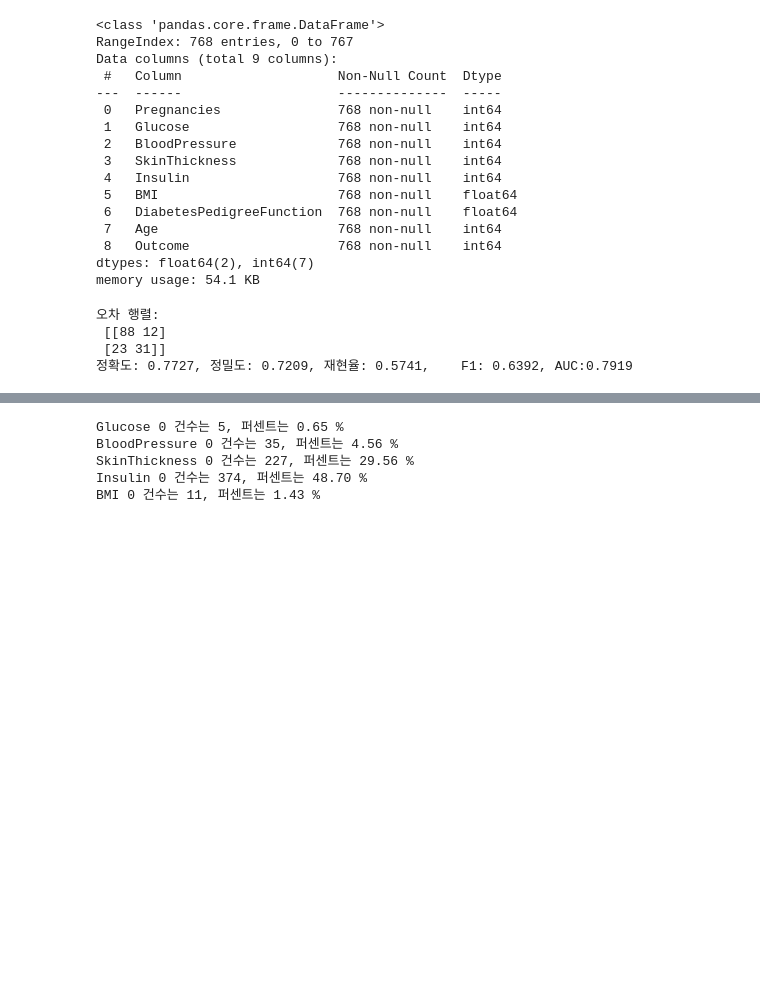
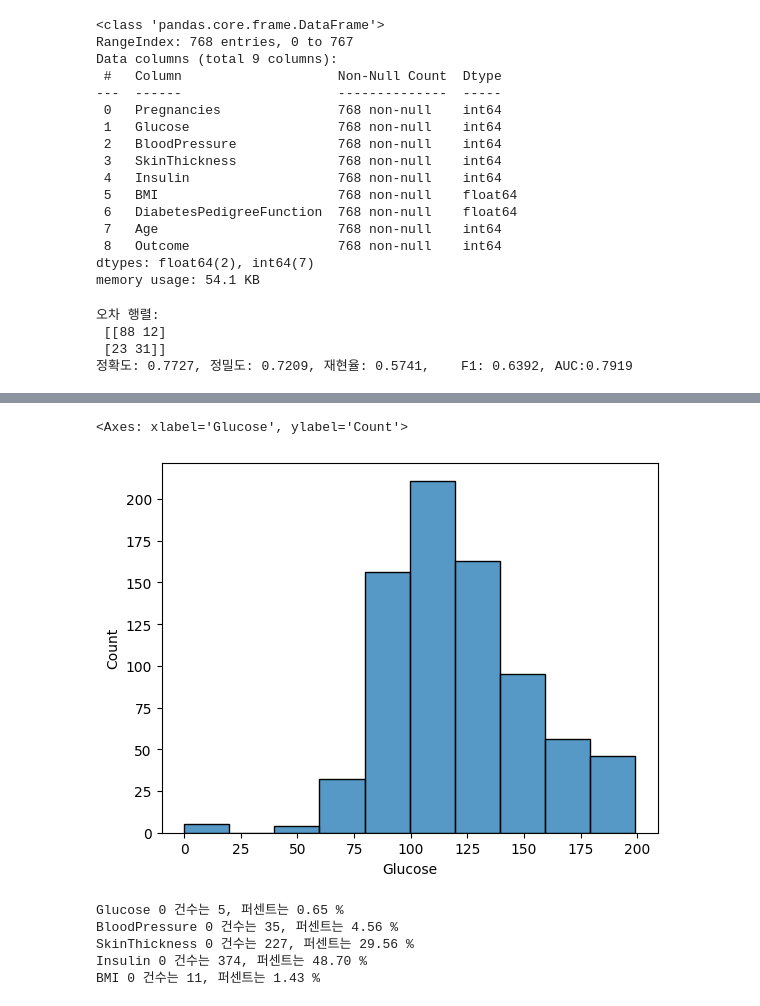
Before and after one commit to bnv20/kdt_2310, a Jupyter notebook: m5_ml/m5_분류_평가_실습_피마인디언당뇨병예측.ipynb, the cells around one changed output, grey strips where cells are left out. Drawn from its saved outputs; the diff is of its cells as text; code cells hidden in the pictures; blank space fills up the shorter version.

```diff
--- a/m5_ml/m5_분류_평가_실습_피마인디언당뇨병예측.ipynb
+++ b/m5_ml/m5_분류_평가_실습_피마인디언당뇨병예측.ipynb
@@ -20,7 +20,9 @@
 import numpy as np
 import pandas as pd
 import matplotlib.pyplot as plt
+from google.colab import drive
 
+drive.mount('/content/drive')
 
 from sklearn.model_selection import train_test_split
 from sklearn.metrics import accuracy_score, precision_score, recall_score, roc_auc_score
@@ -28,7 +30,7 @@ from sklearn.metrics import f1_score, confusion_matrix, precision_recall_curve,
 from sklearn.preprocessing import StandardScaler
 from sklearn.linear_model import LogisticRegression
 
-diabetes_data = pd.read_csv('../m6_머신러닝알고리즘이해및활용/dataset/diabetes.csv')
+diabetes_data = pd.read_csv('/content/drive/MyDrive/kdt_231026/m5_ml/dataset/diabetes.csv')
 print(diabetes_data['Outcome'].value_counts())
 diabetes_data.head(3)
 # %% [output]
@@ -159,3 +158,10 @@ plt.hist(diabetes_data['Glucose'], bins=10)
+# %%
+import seaborn as sns
+
+sns.histplot(diabetes_data['Glucose'], bins=10)
+# %% [output]
+<Axes: xlabel='Glucose', ylabel='Count'>
+[figure, added]
 # %%
 # 0값을 검사할 피처명 리스트 객체 설정
 zero_features = ['Glucose', 'BloodPressure','SkinThickness','Insulin','BMI']
```
Also changed, not shown: parts of 11 cells of this notebook, 5 other files.
